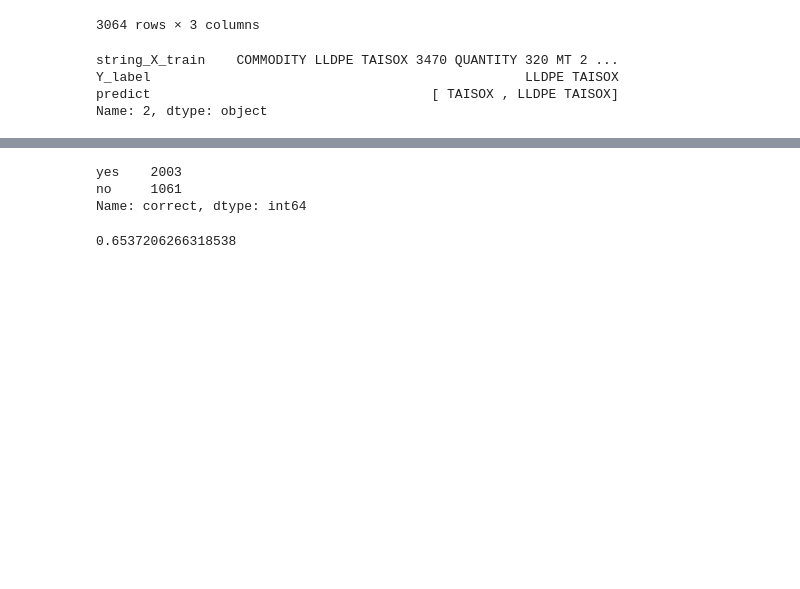
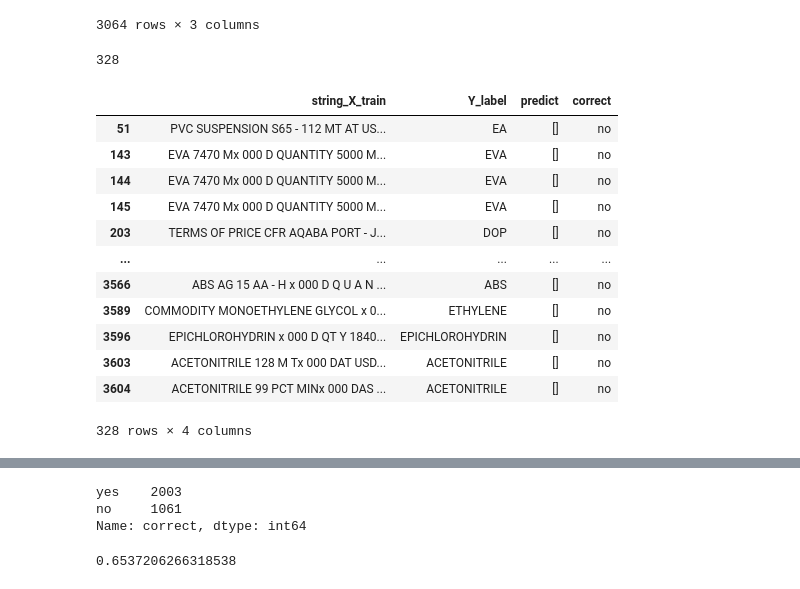
Before and after one commit to skywalker0803r/Product_Data_SQuAD, a Jupyter notebook: Collection method.ipynb, the cells around one changed output, grey strips where cells are left out. Drawn from its saved outputs; the diff is of its cells as text; code cells hidden in the pictures; blank space fills up the shorter version.

```diff
--- a/Collection method.ipynb
+++ b/Collection method.ipynb
@@ -133,12 +133,29 @@ result
 | 3613 | DESCRIPTION OF GOODS QUANTITY MT ... | PC RESIN | [ RESIN , PC RESIN, INA ] |
 3064 rows × 3 columns
 # %%
-result.loc[2]
+not_find = []
+for j,i in enumerate(result.iloc[:,2].values):
+    if len(i) == 0:
+        not_find.append(j)
+len(not_find)
 # %% [output]
-string_X_train    COMMODITY LLDPE TAISOX 3470 QUANTITY 320 MT 2 ...
-Y_label                                                LLDPE TAISOX
-predict                                    [ TAISOX , LLDPE TAISOX]
-Name: 2, dtype: object
+328
+# %%
+result.iloc[not_find]
+# %% [output]
+|  | string_X_train | Y_label | predict | correct |
+| 51 | PVC SUSPENSION S65 - 112 MT AT US... | EA | [] | no |
+| 143 | EVA 7470 Mx 000 D QUANTITY 5000 M... | EVA | [] | no |
+| 144 | EVA 7470 Mx 000 D QUANTITY 5000 M... | EVA | [] | no |
+| 145 | EVA 7470 Mx 000 D QUANTITY 5000 M... | EVA | [] | no |
+| 203 | TERMS OF PRICE CFR AQABA PORT - J... | DOP | [] | no |
+| ... | ... | ... | ... | ... |
+| 3566 | ABS AG 15 AA - H x 000 D Q U A N ... | ABS | [] | no |
+| 3589 | COMMODITY MONOETHYLENE GLYCOL x 0... | ETHYLENE | [] | no |
+| 3596 | EPICHLOROHYDRIN x 000 D QT Y 1840... | EPICHLOROHYDRIN | [] | no |
+| 3603 | ACETONITRILE 128 M Tx 000 DAT USD... | ACETONITRILE | [] | no |
+| 3604 | ACETONITRILE 99 PCT MINx 000 DAS ... | ACETONITRILE | [] | no |
+328 rows × 4 columns
 # %%
 def get_acc(df):
     correct = []
```
Also changed, not shown: parts of 4 cells of this notebook.
